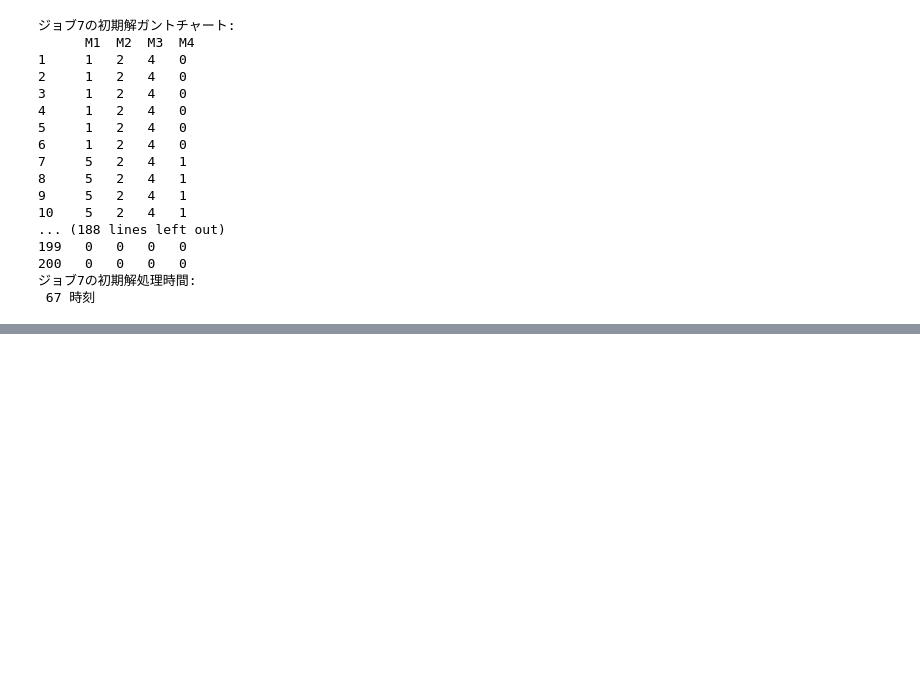
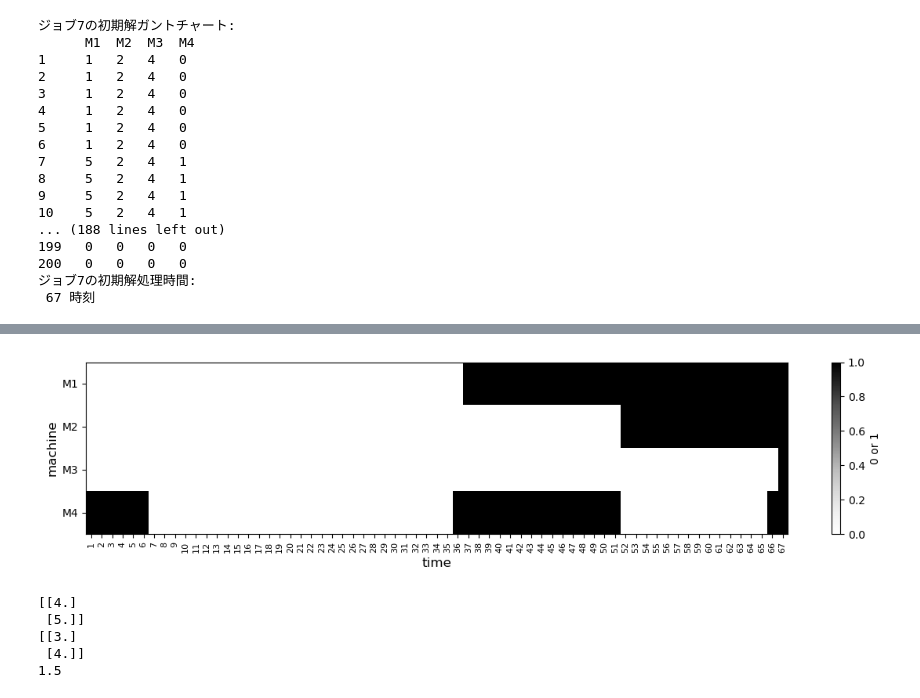
Before and after one commit to zakohao/open-hello-world, a Jupyter notebook: paper/fms-client.ipynb, the cells around one changed output, grey strips where cells are left out. Cells and saved outputs as stored; diff of their text form; code cells hidden in the pictures; blank space fills up the shorter version.

```diff
--- a/paper/fms-client.ipynb
+++ b/paper/fms-client.ipynb
@@ -166,8 +164,18 @@ for i in np.arange(1,5):
         if arrays[i][t-1]!=0:
             arrays[i][t-1]=1
 
-print(empty_time_M1)
-print(empty_time_M2)
-print(empty_time_M3)
-print(empty_time_M4)
+#print(empty_time_M1)
+#print(empty_time_M2)
+#print(empty_time_M3)
+#print(empty_time_M4)
+
+empty_time = np.vstack([empty_time_M1, empty_time_M2, empty_time_M3,empty_time_M4])
+
+num_columns = empty_time.shape[1]
+column_names = [f"{i+1}" for i in range(num_columns)]
+
+
+df_empty_time = pd.DataFrame(empty_time, columns=column_names,index=['M1', 'M2', 'M3','M4'])
+
+print(df_empty_time)
 # %% [output]
@@ -181,0 +199,47 @@ print(empty_time_M4)
+# %%
+plt.figure(figsize=(12, 3))
+plt.imshow(df_empty_time, cmap='Greys', aspect='auto', interpolation='nearest')
+
+plt.xticks(ticks=np.arange(len(df_empty_time.columns)), labels=df_empty_time.columns, fontsize=8, rotation=90)
+plt.yticks(ticks=np.arange(len(df_empty_time.index)), labels=df_empty_time.index, fontsize=10)
+plt.xlabel('time', fontsize=12)
+plt.ylabel('machine', fontsize=12)
+
+plt.grid(False)
+
+plt.colorbar(label='0 or 1', orientation='vertical')
+plt.tight_layout()
+plt.show()
+# %% [output]
+[figure, added]
+# %%
+#作れる製品のジョブセット生成
+arrays = {}
+
+for g in np.arange(1,1001):
+    number_job=random.randint(1,4)
+    max_number_process=random.randint(1,3)
+    arrays[f"t_product{g}"]=np.zeros((int(number_job),int(max_number_process)))
+    arrays[f"m_product{g}"]=np.zeros((int(number_job),int(max_number_process)))
+    for i in np.arange(0,number_job):
+        number_process=random.randint(1,max_number_process)
+        for j in np.arange(0,number_process):
+            arrays[f"t_product{g}"][i,j]=random.randint(3,6)
+            arrays[f"m_product{g}"][i,j]=random.randint(1,4)
+
+    arrays[f"v_product{g}"]=1+(number_job-1)*0.5
+    if max_number_process>1:
+        arrays[f"v_product{g}"]=arrays[f"v_product{g}"]+(max_number_process-1)*0.3
+
+    #arrays[f"t_product{g}"][arrays[f"t_product{g}"]==0]=-1
+    #arrays[f"m_product{g}"][arrays[f"m_product{g}"]==0]=-1
+
+print(arrays["t_product5"])
+print(arrays["m_product5"])
+print(arrays["v_product5"])
+# %% [output]
+[[4.]
+ [5.]]
+[[3.]
+ [4.]]
+1.5
```
Also changed, not shown: parts of 2 cells of this notebook, 3 other files.
